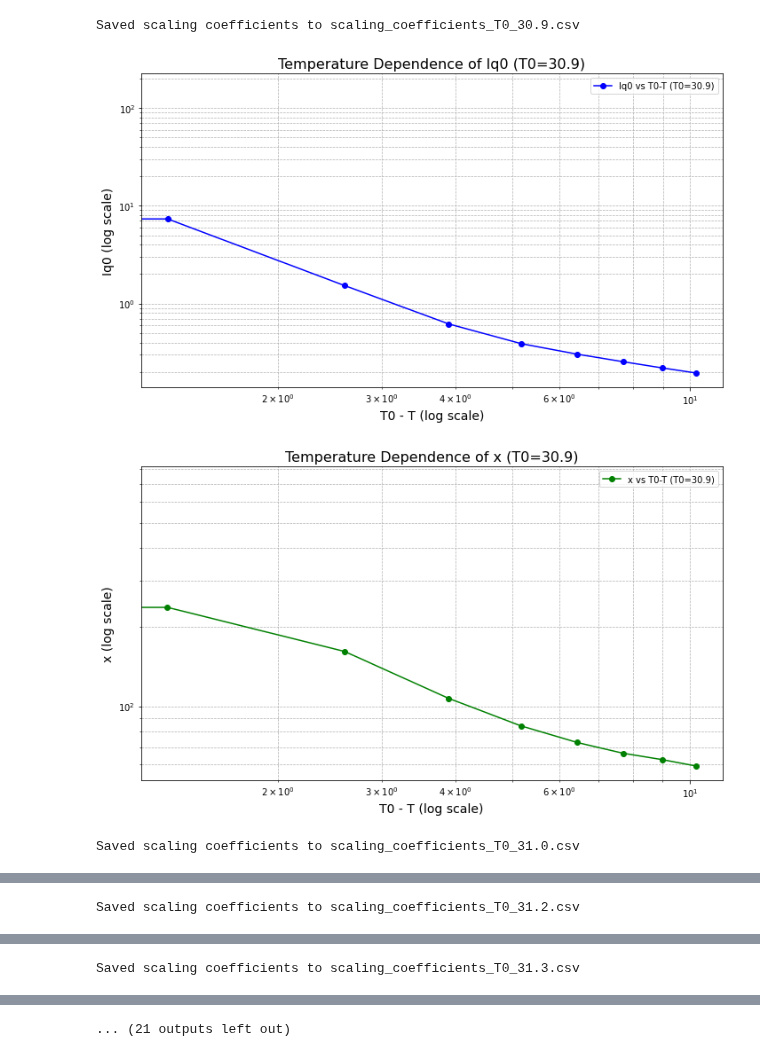
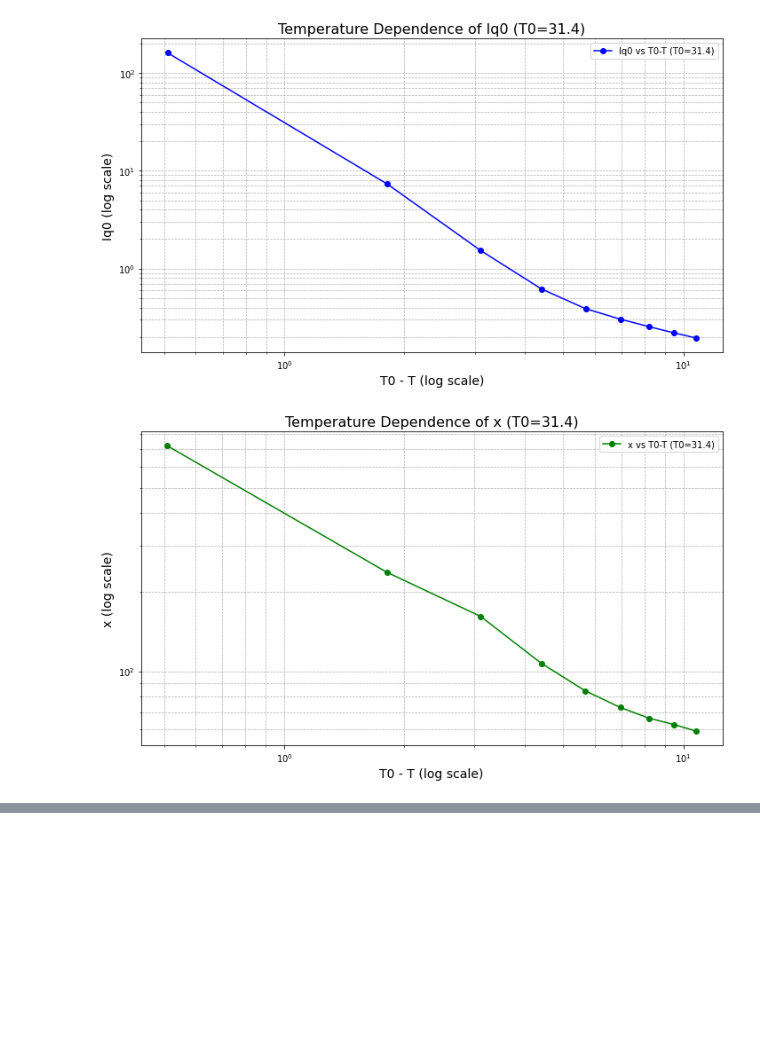
Before and after one commit to AZjk/llps-saxpcs, a Jupyter notebook: H06/H06_T_plot.ipynb, the cells around one changed output, grey strips where cells are left out. Saved outputs shown, nothing was run; the diff lists cells and outputs as text; code cells hidden in the pictures; blank space fills up the shorter version.

```diff
--- a/H06/H06_T_plot.ipynb
+++ b/H06/H06_T_plot.ipynb
@@ -64,7 +64,7 @@ for i, (q, data) in enumerate(zip(ql_sta_cleaned, avg_ramp_up_cleaned)):
 if len(fitted_parameters) != len(temperatures):
     raise ValueError("Mismatch between fitted parameters and temperature list!")
 # Explore different T0 values
-T0_values = [30.88983335,31,31.2,31.3,31.4,31.5,32,33,34,35,60]
+T0_values = [31.4]
 for T0 in T0_values:
     T_diff = T0 - temperatures  # Ensure a single array
     Iq0_values = [param[0] for param in fitted_parameters]
@@ -74,34 +74,32 @@ for T0 in T0_values:
     output_filename = f"scaling_coefficients_T0_{T0:.1f}.csv"
     # with open(output_filename, 'w', newline='') as file:
     #     writer = csv.writer(file)
     #     writer.writerow(["T0 - T", "Iq0", "x", "T"])
     #     for t_diff, iq0, x, temp in zip(T_diff, Iq0_values, x_values, temperatures):
     #         writer.writerow([t_diff, iq0, x, temp])
     # print(f"Saved scaling coefficients to {output_filename}")
 
     # Plot Iq0 vs T0 - T
     fig, ax = plt.subplots(figsize=(10, 6))
     ax.loglog(T_diff, Iq0_values, 'o-', color='blue', label=f'Iq0 vs T0-T (T0={T0:.1f})')
     ax.set_xlabel('T0 - T (log scale)', fontsize=14)
     ax.set_ylabel('Iq0 (log scale)', fontsize=14)
     ax.set_title(f'Temperature Dependence of Iq0 (T0={T0:.1f})', fontsize=16)
     ax.grid(True, which='both', linestyle='--', linewidth=0.7)
     ax.legend()
     plt.tight_layout()
     plt.show()
 
     # Plot x vs T0 - T
     fig, ax = plt.subplots(figsize=(10, 6))
     ax.loglog(T_diff, x_values, 'o-', color='green', label=f'x vs T0-T (T0={T0:.1f})')
     ax.set_xlabel('T0 - T (log scale)', fontsize=14)
     ax.set_ylabel('x (log scale)', fontsize=14)
     ax.set_title(f'Temperature Dependence of x (T0={T0:.1f})', fontsize=16)
     ax.grid(True, which='both', linestyle='--', linewidth=0.7)
     ax.legend()
     plt.tight_layout()
     plt.show()
 # %% [output]
-Saved scaling coefficients to scaling_coefficients_T0_30.9.csv
-[figure, old version]
+[figure, new version]
-[figure, old version]
+[figure, new version]
-Saved scaling coefficients to scaling_coefficients_T0_31.0.csv
@@ -110 +105,0 @@ Saved scaling coefficients to scaling_coefficients_T0_31.0.csv
-Saved scaling coefficients to scaling_coefficients_T0_31.2.csv
@@ -113 +105,0 @@ Saved scaling coefficients to scaling_coefficients_T0_31.2.csv
-Saved scaling coefficients to scaling_coefficients_T0_31.3.csv
@@ -116 +105,0 @@ Saved scaling coefficients to scaling_coefficients_T0_31.3.csv
-... (21 outputs left out)
```
Also changed, not shown: parts of 1 cell of this notebook, 1 other file.
